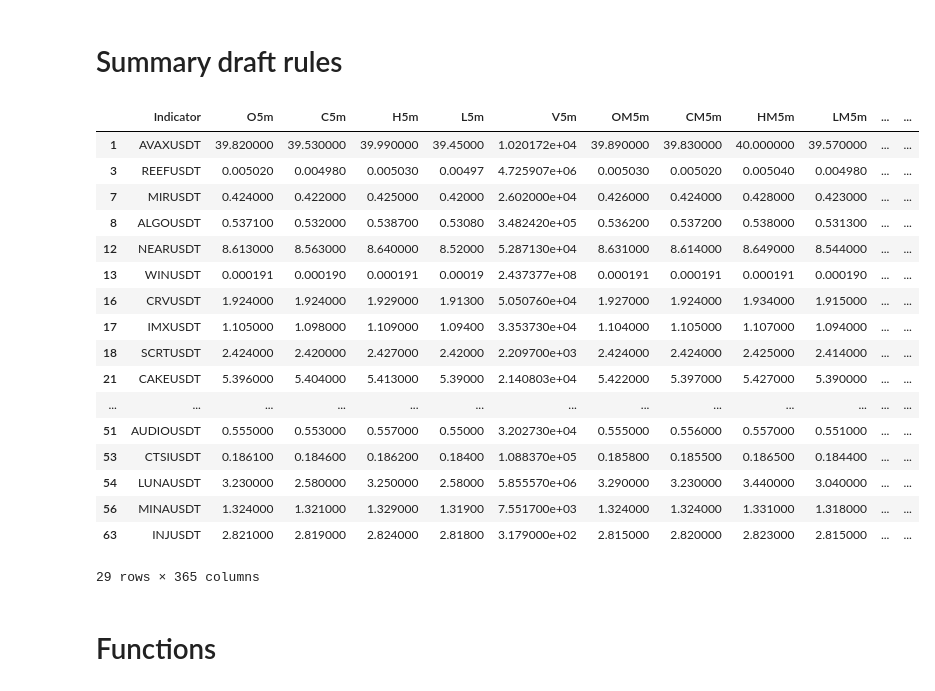
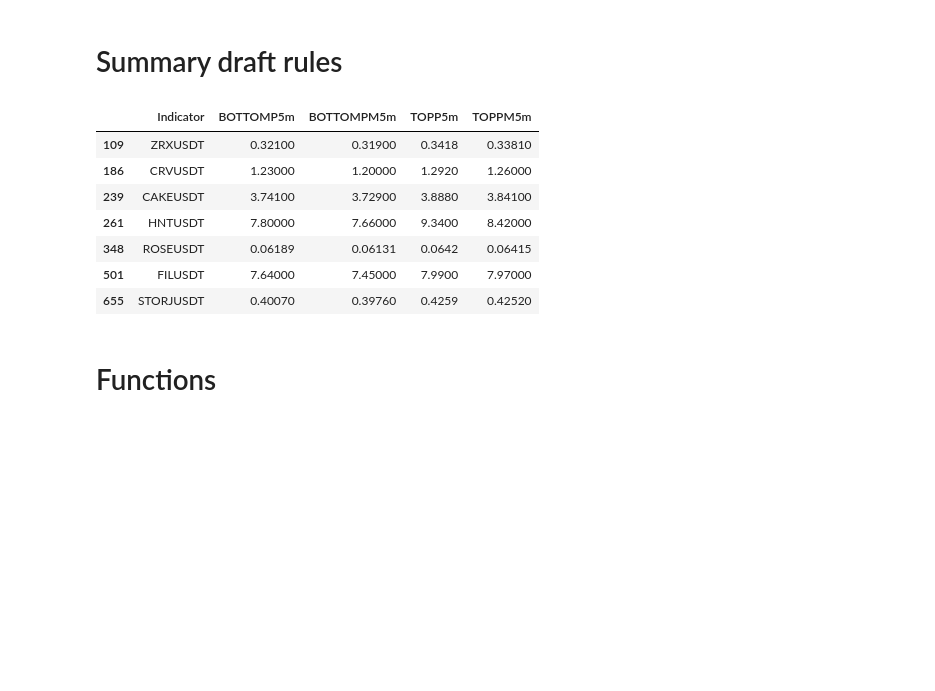
Before and after one commit to hjabbour/ML, a Jupyter notebook: MLDATA.ipynb, the cells around one changed output. Cells and saved outputs as stored; diff of their text form; code cells hidden in the pictures; blank space fills up the shorter version.

```diff
--- a/MLDATA.ipynb
+++ b/MLDATA.ipynb
@@ -271,7 +271,7 @@ for interval in intervals:
     #test.set_index(['Indicator'],inplace=True)
     final=final.merge(test,how='left',on=['Indicator'])
     final=final.drop_duplicates(subset='Indicator',keep='last')
-    final.set_index(['Indicator'],inplace=True)
+    #final.set_index(['Indicator'],inplace=True)
 
     del test
     ## add the current date column
@@ -279,9 +279,11 @@ for interval in intervals:
 final['Time'] = pd.to_datetime('today')
 
 #final
+#final.reset_index(inplace=True)
 # %%
 #final.Indicator
 # %%
+
 #final=final.drop_duplicates(subset='Indicator',keep='last')
 #final= final.drop(columns=['Current_x','Current_y'])
 #final['Time'] = pd.to_datetime('today')
@@ -289,10 +291,9 @@ final['Time'] = pd.to_datetime('today')
 #final.to_csv("MLSTRSIMACDBTTOP.csv")
 final.to_csv("MLDATATOP"+str(date.today())+".csv")
 ## adding to two files the first file i thought there is a column missmatch
-final.to_csv('MLSTRSIMACDBTTOP.csv', mode='a', index=False, header=False)
-final.to_csv('MLDATATOP.csv', mode='a', index=False, header=False)
-
-final.reset_index(inplace=True)
+final.to_csv('MLSTRSIMACDBTTOP.csv', mode='a', index=True, header=False)
+final.to_csv('MLDATATOP.csv', mode='a', index=True, header=False)
+#final.reset_index(inplace=True)
 
 final.head()
 # %% [output]
@@ -720,54 +721,44 @@ test4h = final[['Indicator','BOTTOMP4h','BOTTOMPM4h','TOPP4h','TOPPM4h']]
 higherhi = test15.loc[HIHI15m & HILO15m]
 #higherhi = test30.loc[HIHI30m & HILO30m]
 #higherhi = test1h.loc[HIHI1h & HILO1h]
 #higherhi = test2h.loc[HIHI2h & HILO2h]
 
 #higherhi = test4h.loc[HIHI4h & HILO4h]
 
 lowhi = test15.loc[LOHI15m & LOLO15m]
 lowhi = test5.loc[LOHI5m & LOLO5m]
 #lowhi = test1h.loc[LOHI1h & LOLO1h]
 lowhi = test30.loc[LOHI30m & LOLO30m]
 lowhi = test2h.loc[LOHI2h & LOLO2h]
 lowhi = test4h.loc[LOHI4h & LOLO4h]
 
-#higherhi = test5.loc[HIHI5m & HILO5m]
+higherhi = test5.loc[HIHI5m & HILO5m]
 #higherhi = test2h.loc[HIHI2h & HILO2h]
 #higherhi = test4h.loc[HIHI4h & HILO4h]
 
 
 #higherhi = test15.loc[HIHI15m ]
 #higherhi = test.loc[HIHI1h]
 #higherhi = test5.loc[HIHI5m ]
 #higherlo = test5.loc[HILO5m ]
 #higherlo = test15.loc[HILO15m ]
 
 
 higherhi
-#macd3du
+#macd3dd
 #macd3du
 #macd1dd
-macd1du
+#macd1du
 #lowhi
 # %% [output]
-|  | Indicator | O5m | C5m | H5m | L5m | V5m | OM5m | CM5m | HM5m | LM5m | ... | ... |
-| 1 | AVAXUSDT | 39.820000 | 39.530000 | 39.990000 | 39.45000 | 1.020172e+04 | 39.890000 | 39.830000 | 40.000000 | 39.570000 | ... | ... |
-| 3 | REEFUSDT | 0.005020 | 0.004980 | 0.005030 | 0.00497 | 4.725907e+06 | 0.005030 | 0.005020 | 0.005040 | 0.004980 | ... | ... |
-| 7 | MIRUSDT | 0.424000 | 0.422000 | 0.425000 | 0.42000 | 2.602000e+04 | 0.426000 | 0.424000 | 0.428000 | 0.423000 | ... | ... |
-| 8 | ALGOUSDT | 0.537100 | 0.532000 | 0.538700 | 0.53080 | 3.482420e+05 | 0.536200 | 0.537200 | 0.538000 | 0.531300 | ... | ... |
-| 12 | NEARUSDT | 8.613000 | 8.563000 | 8.640000 | 8.52000 | 5.287130e+04 | 8.631000 | 8.614000 | 8.649000 | 8.544000 | ... | ... |
-| 13 | WINUSDT | 0.000191 | 0.000190 | 0.000191 | 0.00019 | 2.437377e+08 | 0.000191 | 0.000191 | 0.000191 | 0.000190 | ... | ... |
-| 16 | CRVUSDT | 1.924000 | 1.924000 | 1.929000 | 1.91300 | 5.050760e+04 | 1.927000 | 1.924000 | 1.934000 | 1.915000 | ... | ... |
-| 17 | IMXUSDT | 1.105000 | 1.098000 | 1.109000 | 1.09400 | 3.353730e+04 | 1.104000 | 1.105000 | 1.107000 | 1.094000 | ... | ... |
-| 18 | SCRTUSDT | 2.424000 | 2.420000 | 2.427000 | 2.42000 | 2.209700e+03 | 2.424000 | 2.424000 | 2.425000 | 2.414000 | ... | ... |
-| 21 | CAKEUSDT | 5.396000 | 5.404000 | 5.413000 | 5.39000 | 2.140803e+04 | 5.422000 | 5.397000 | 5.427000 | 5.390000 | ... | ... |
-| ... | ... | ... | ... | ... | ... | ... | ... | ... | ... | ... | ... | ... |
-| 51 | AUDIOUSDT | 0.555000 | 0.553000 | 0.557000 | 0.55000 | 3.202730e+04 | 0.555000 | 0.556000 | 0.557000 | 0.551000 | ... | ... |
-| 53 | CTSIUSDT | 0.186100 | 0.184600 | 0.186200 | 0.18400 | 1.088370e+05 | 0.185800 | 0.185500 | 0.186500 | 0.184400 | ... | ... |
-| 54 | LUNAUSDT | 3.230000 | 2.580000 | 3.250000 | 2.58000 | 5.855570e+06 | 3.290000 | 3.230000 | 3.440000 | 3.040000 | ... | ... |
-| 56 | MINAUSDT | 1.324000 | 1.321000 | 1.329000 | 1.31900 | 7.551700e+03 | 1.324000 | 1.324000 | 1.331000 | 1.318000 | ... | ... |
-| 63 | INJUSDT | 2.821000 | 2.819000 | 2.824000 | 2.81800 | 3.179000e+02 | 2.815000 | 2.820000 | 2.823000 | 2.815000 | ... | ... |
+|  | Indicator | BOTTOMP5m | BOTTOMPM5m | TOPP5m | TOPPM5m |
+| 109 | ZRXUSDT | 0.32100 | 0.31900 | 0.3418 | 0.33810 |
+| 186 | CRVUSDT | 1.23000 | 1.20000 | 1.2920 | 1.26000 |
+| 239 | CAKEUSDT | 3.74100 | 3.72900 | 3.8880 | 3.84100 |
+| 261 | HNTUSDT | 7.80000 | 7.66000 | 9.3400 | 8.42000 |
+| 348 | ROSEUSDT | 0.06189 | 0.06131 | 0.0642 | 0.06415 |
+| 501 | FILUSDT | 7.64000 | 7.45000 | 7.9900 | 7.97000 |
+| 655 | STORJUSDT | 0.40070 | 0.39760 | 0.4259 | 0.42520 |
-29 rows × 365 columns
 # %% [markdown]
 # Functions
 # %%
```
Also changed, not shown: parts of 6 cells of this notebook, 5 other files.
